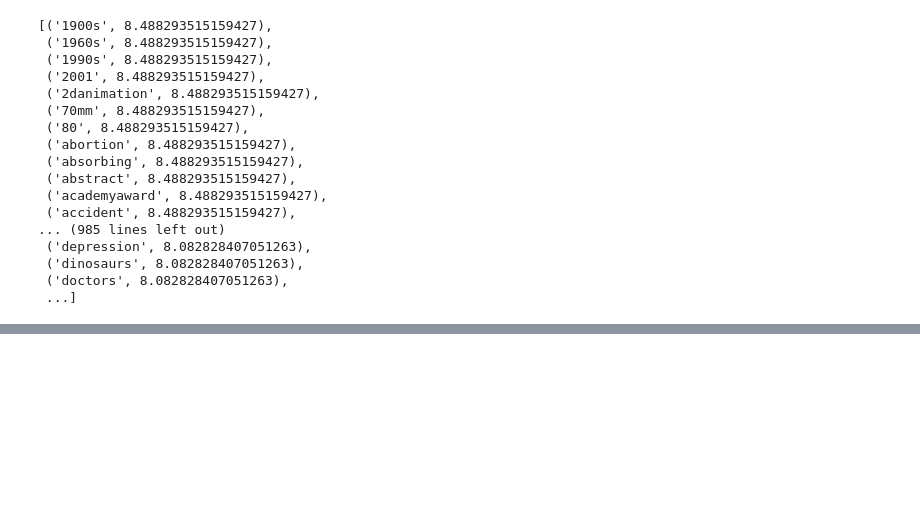
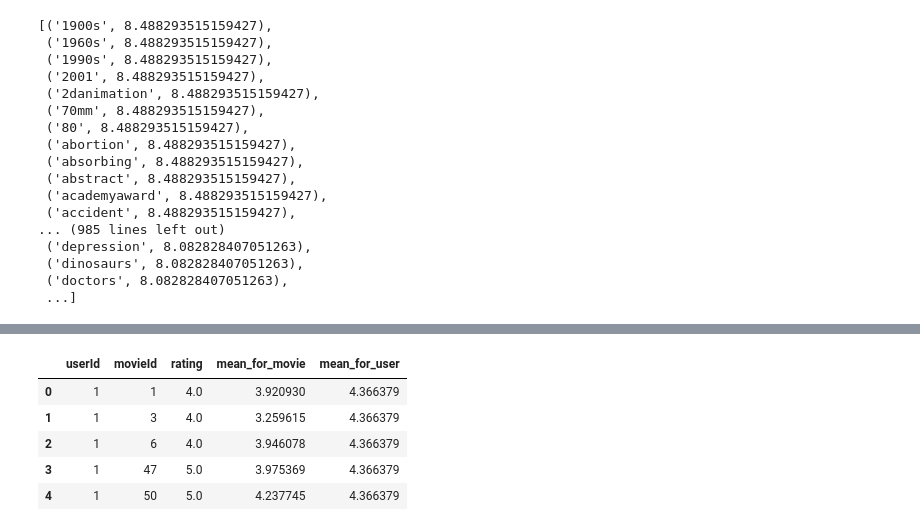
Before and after one commit to AnnaIvanova90/rsml-2, a Jupyter notebook: ml-latest-small/ml-latest-small/hw_1.ipynb, the cells around one changed output, grey strips where cells are left out. Drawn from its saved outputs; the diff is of its cells as text; code cells hidden in the pictures; blank space fills up the shorter version.

```diff
--- a/ml-latest-small/ml-latest-small/hw_1.ipynb
+++ b/ml-latest-small/ml-latest-small/hw_1.ipynb
@@ -94,2 +110,20 @@ tags.head()
+# %%
+#добавим средние оценки по фильму и по пользователю
+mean_rating = ratings.groupby(['movieId']).rating.agg(['mean'])
+ratings = ratings.join(mean_rating , on='movieId')
+ratings = ratings.rename({'mean': 'mean_for_movie'}, axis=1)
+
+user_rat = ratings.groupby(['userId']).rating.agg(['mean'])
+ratings = ratings.join(user_rat , on='userId')
+ratings = ratings.rename({'mean': 'mean_for_user'}, axis=1)
+
+ratings.head()
+# %% [output]
+|  | userId | movieId | rating | mean_for_movie | mean_for_user |
+| 0 | 1 | 1 | 4.0 | 3.920930 | 4.366379 |
+| 1 | 1 | 3 | 4.0 | 3.259615 | 4.366379 |
+| 2 | 1 | 6 | 4.0 | 3.946078 | 4.366379 |
+| 3 | 1 | 47 | 5.0 | 3.975369 | 4.366379 |
+| 4 | 1 | 50 | 5.0 | 4.237745 | 4.366379 |
 # %%
 #объединяем датафреймы
```
Also changed, not shown: parts of 17 cells of this notebook.
